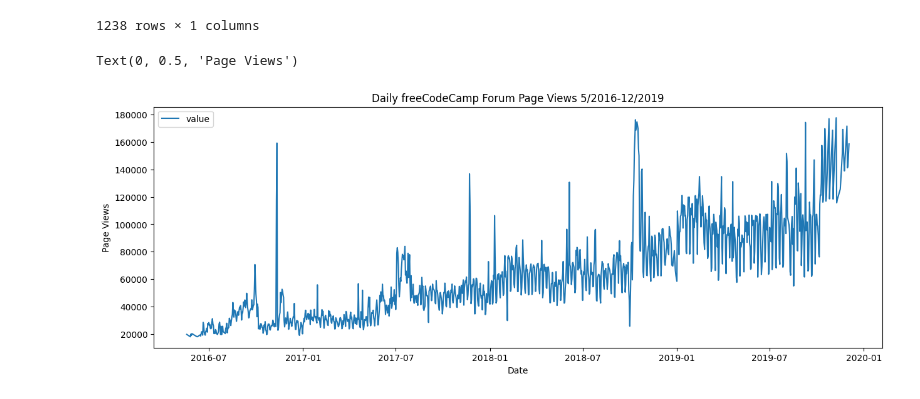
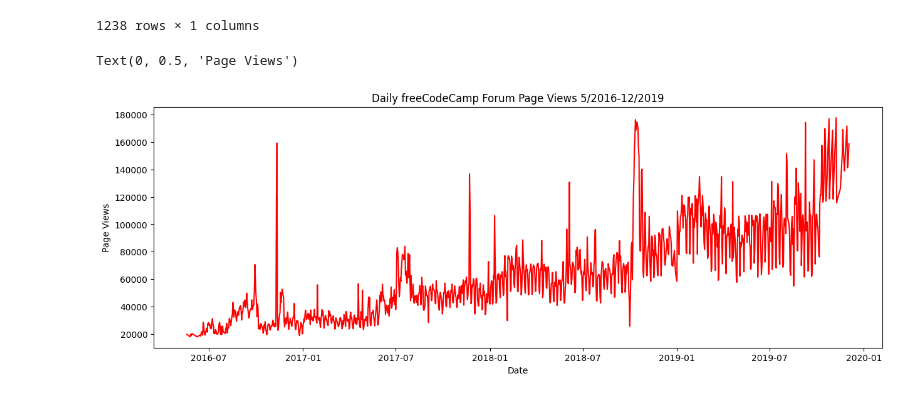
Before and after one commit to Daroch/boilerplate-page-view-time-series-visualizer, a Jupyter notebook: time_series.ipynb, the cells around one changed output. Cells and saved outputs as stored; diff of their text form; code cells hidden in the pictures.

```diff
--- a/time_series.ipynb
+++ b/time_series.ipynb
@@ -46,11 +46,10 @@ df_clean
 1238 rows × 1 columns
 # %%
 fig, ax = plt.subplots(figsize=(15,5))  # a figure with a single Axes
-fig=plt.plot(color='red')
-fig =sns.lineplot(df_clean)
+fig =plt.plot(df_clean.index, df_clean['value'], color='red')
 ax.set_title('Daily freeCodeCamp Forum Page Views 5/2016-12/2019')
 ax.set_xlabel('Date')
 ax.set_ylabel('Page Views')
 # %% [output]
 Text(0, 0.5, 'Page Views')
-[figure, old version]
+[figure, new version]
```
Also changed, not shown: parts of 4 cells of this notebook, 1 other file.
